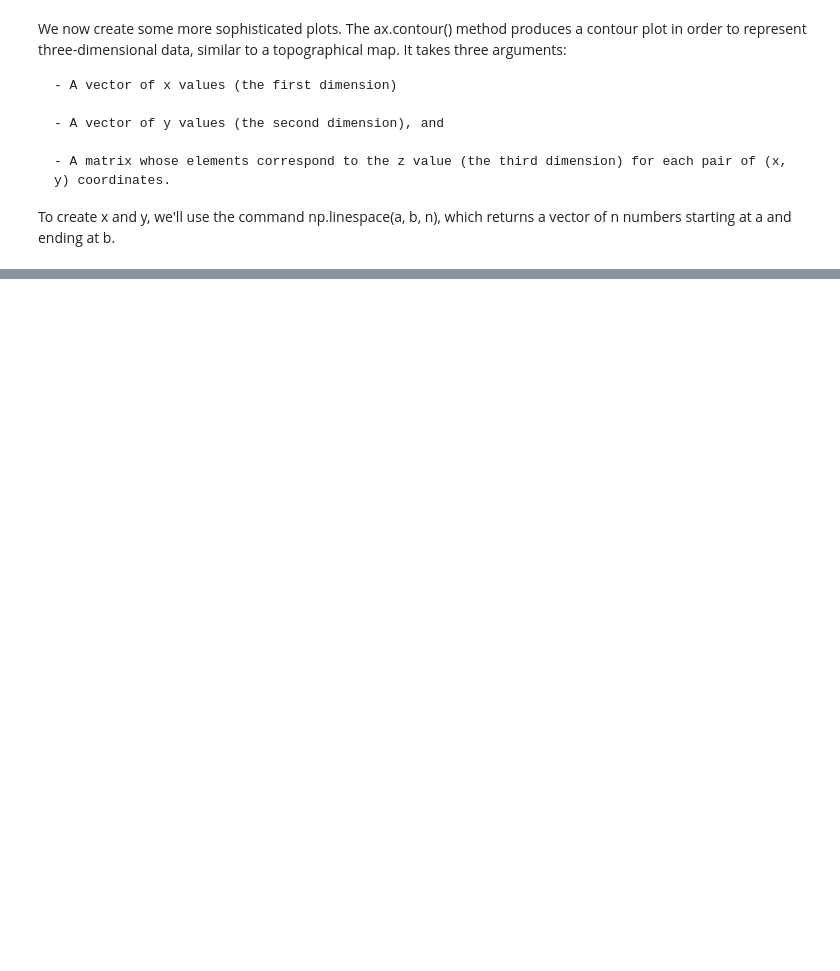
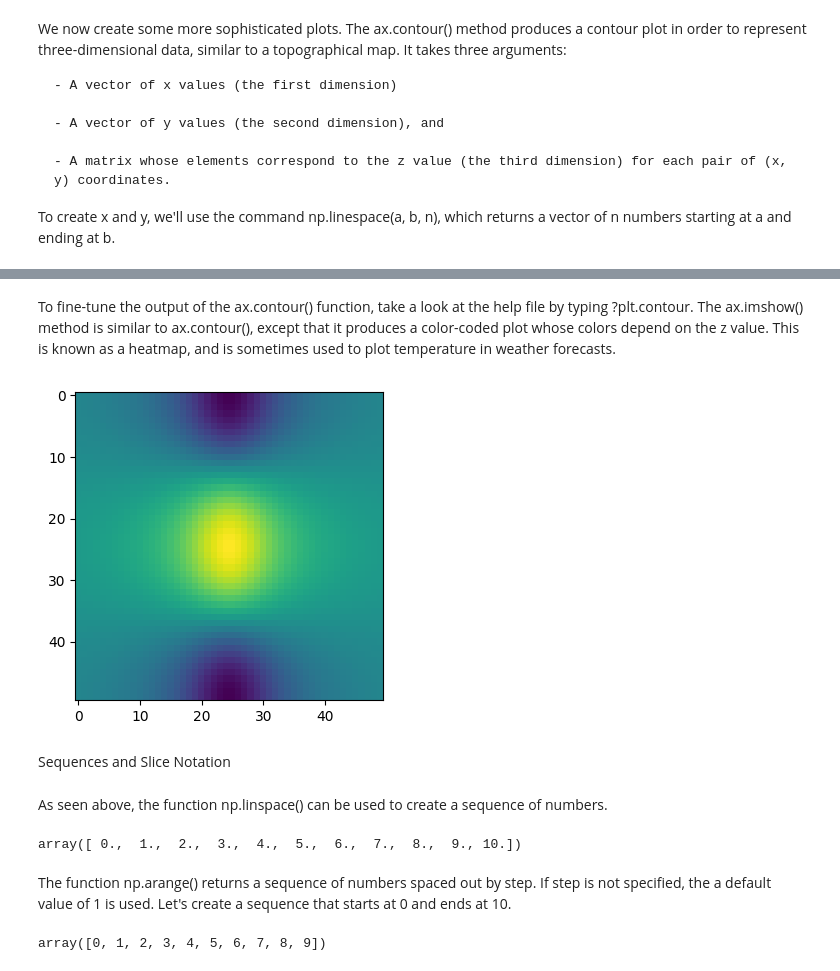
Before and after one commit to Anthonny20/AI-PROJECTS, a Jupyter notebook: ISLP/01_Matplotlib.ipynb, the cells around one changed output, grey strips where cells are left out. Drawn from its saved outputs; the diff is of its cells as text; code cells hidden in the pictures; blank space fills up the shorter version.

```diff
--- a/ISLP/01_Matplotlib.ipynb
+++ b/ISLP/01_Matplotlib.ipynb
@@ -146,0 +146,24 @@ To create x and y, we'll use the command np.linespace(a, b, n), which returns a
+# %% [markdown]
+To fine-tune the output of the ax.contour() function, take a look at the help file by typing ?plt.contour.
+The ax.imshow() method is similar to ax.contour(), except that it produces a color-coded plot whose colors depend on the z value. This is known as a heatmap, and is sometimes used to plot temperature in weather forecasts.
+# %%
+fig, ax = subplots(figsize=(4, 4))
+ax.imshow(f);
+# %% [output]
+[figure, added]
+# %% [markdown]
+Sequences and Slice Notation
+# %% [markdown]
+As seen above, the function np.linspace() can be used to create a sequence of numbers.
+# %%
+seq1 = np.linspace(0, 10, 11)
+seq1
+# %% [output]
+array([ 0.,  1.,  2.,  3.,  4.,  5.,  6.,  7.,  8.,  9., 10.])
+# %% [markdown]
+The function np.arange() returns a sequence of numbers spaced out by step. If step is not specified, the a default value of 1 is used. Let's create a sequence that starts at 0 and ends at 10.
+# %%
+seq2 = np.arange(0, 10)
+seq2
+# %% [output]
+array([0, 1, 2, 3, 4, 5, 6, 7, 8, 9])
```
Also changed, not shown: parts of 23 cells of this notebook, 1 other file.
